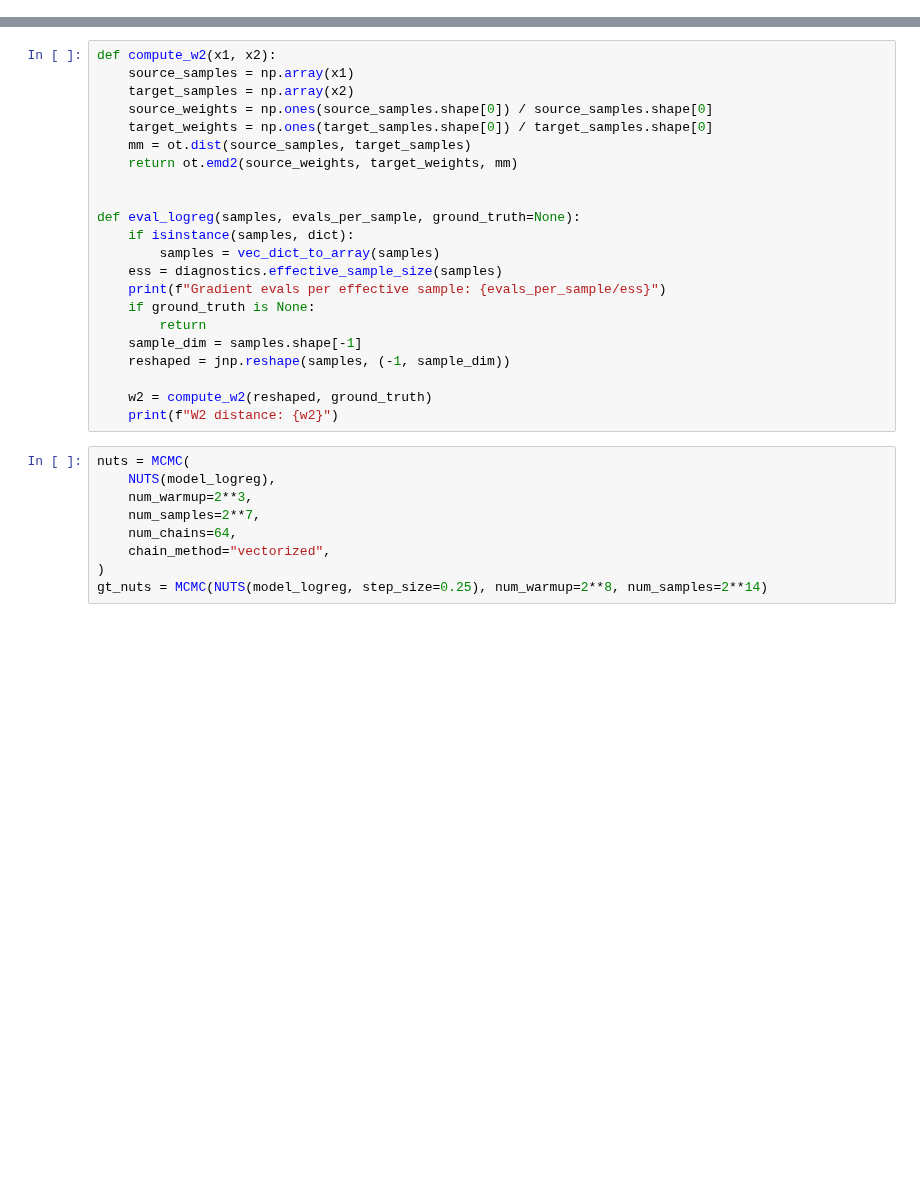
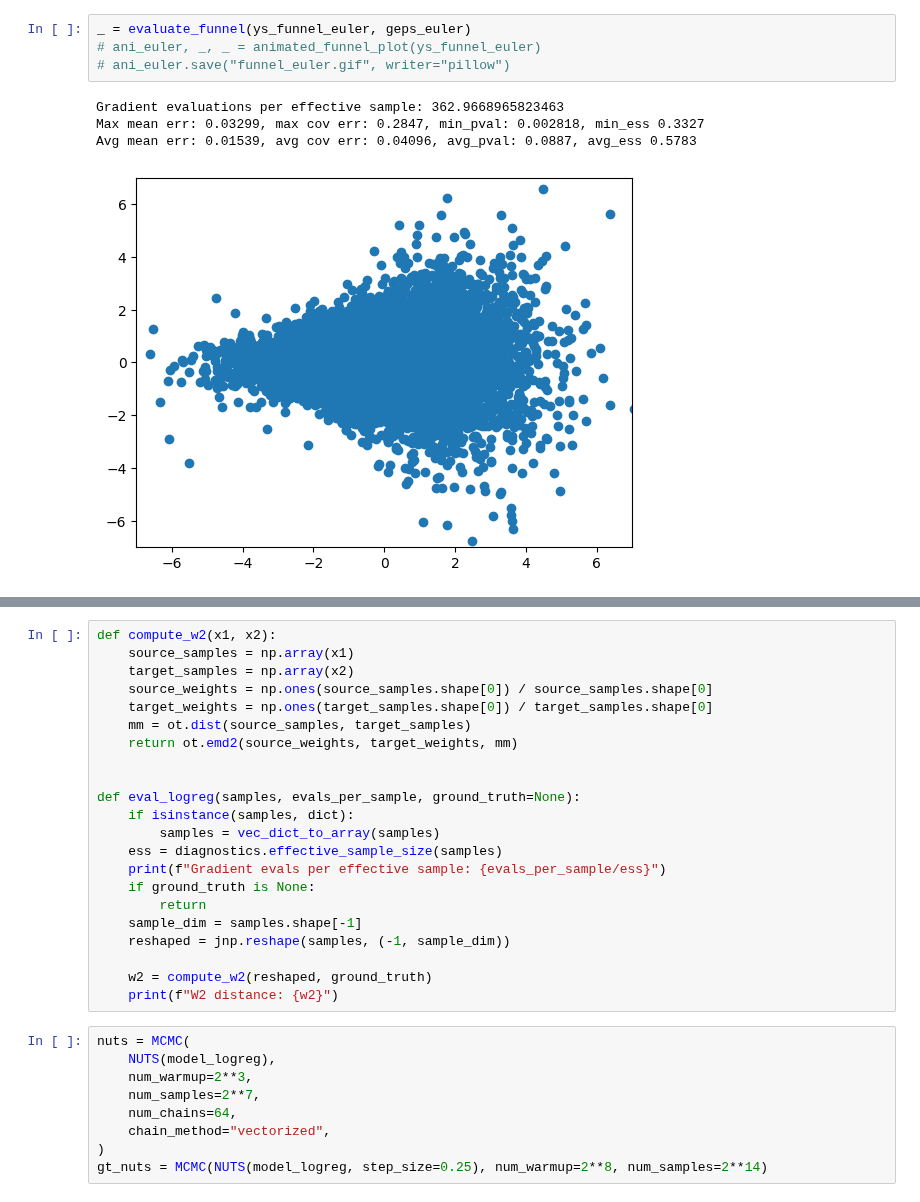
Before and after one commit to andyElking/diffrax_STLA, a Jupyter notebook: mcmc/mcmc.ipynb, the cells around one changed output, grey strips where cells are left out. Drawn from its saved outputs; the diff is of its cells as text; blank space fills up the shorter version.

```diff
--- a/mcmc/mcmc.ipynb
+++ b/mcmc/mcmc.ipynb
@@ -111,0 +177,9 @@ Avg mean err: 0.01659, avg cov err: 0.01714, avg_pval: 0.3479, avg_ess 0.568
+# %%
+_ = evaluate_funnel(ys_funnel_euler, geps_euler)
+# ani_euler, _, _ = animated_funnel_plot(ys_funnel_euler)
+# ani_euler.save("funnel_euler.gif", writer="pillow")
+# %% [output]
+Gradient evaluations per effective sample: 362.9668965823463
+Max mean err: 0.03299, max cov err: 0.2847, min_pval: 0.002818, min_ess 0.3327
+Avg mean err: 0.01539, avg cov err: 0.04096, avg_pval: 0.0887, avg_ess 0.5783
+[figure, added]
```
Also changed, not shown: parts of 14 cells of this notebook, 5 other files.
